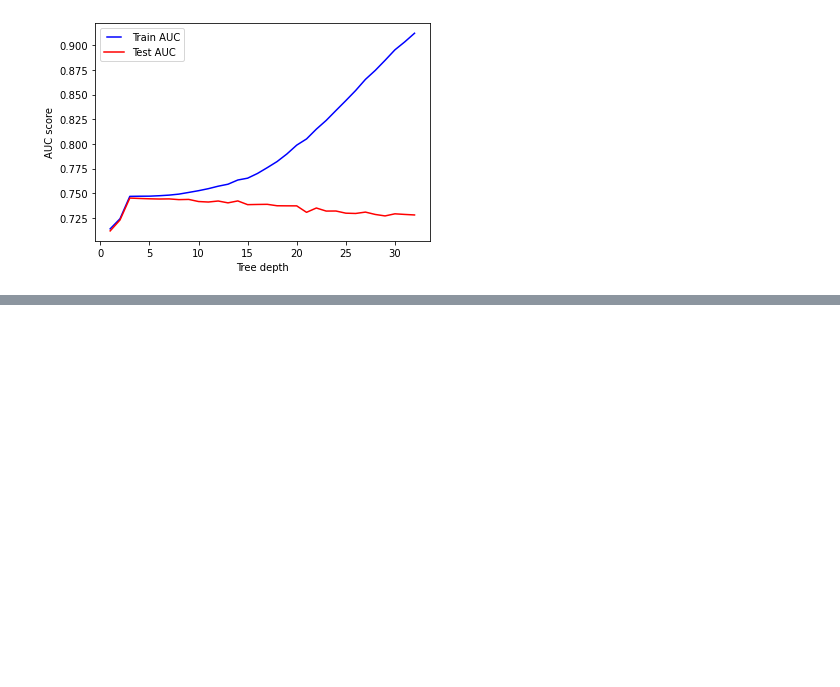
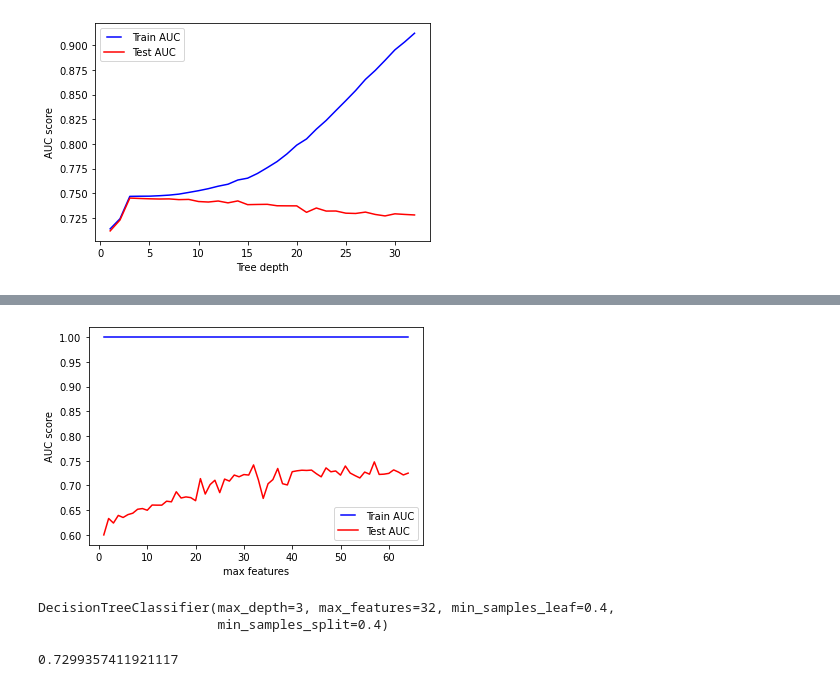
Before and after one commit to kokorikii/ACME-Shipping-Performance, a Jupyter notebook: CKO_modeling_draft.ipynb, the cells around one changed output, grey strips where cells are left out. Saved outputs shown, nothing was run; the diff lists cells and outputs as text; code cells hidden in the pictures; blank space fills up the shorter version.

```diff
--- a/CKO_modeling_draft.ipynb
+++ b/CKO_modeling_draft.ipynb
@@ -589,3 +630,27 @@ plt.show();
+# %%
+max_features = list(range(1,X_train_sc.shape[1]))
+train_results = []
+test_results = []
+for max_feature in max_features:
+    dt = DecisionTreeClassifier(max_features=max_feature)
+    dt.fit(X_train_sc, y_train)
+    train_preds = dt.predict(X_train_sc)
+    false_positive_rate, true_positive_rate, thresholds = roc_curve(y_train, train_preds)
+    roc_auc = auc(false_positive_rate, true_positive_rate)
+    train_results.append(roc_auc)
+    y_preds = dt.predict(X_test_sc)
+    false_positive_rate, true_positive_rate, thresholds = roc_curve(y_test, y_preds)
+    roc_auc = auc(false_positive_rate, true_positive_rate)
+    test_results.append(roc_auc)
+# %%
+line1, = plt.plot(max_features, train_results, 'b', label='Train AUC')
+line2, = plt.plot(max_features, test_results, 'r', label='Test AUC')
+plt.legend(handler_map={line1: HandlerLine2D(numpoints=2)})
+plt.ylabel('AUC score')
+plt.xlabel('max features')
+plt.show();
+# %% [output]
+[figure, added]
 # %%
 # pipe_params = {
 #     'gbc__max_depth':[1, 2, 3, 4],
@@ -603,0 +663,9 @@ pipe_params = {
+# %%
+dt2.fit(X_train_sc, y_train)
+# %% [output]
+DecisionTreeClassifier(max_depth=3, max_features=32, min_samples_leaf=0.4,
+                       min_samples_split=0.4)
+# %%
+dt.score(X_test_sc, y_test)
+# %% [output]
+0.7299357411921117
```
Also changed, not shown: parts of 85 cells of this notebook, 4 other files.
